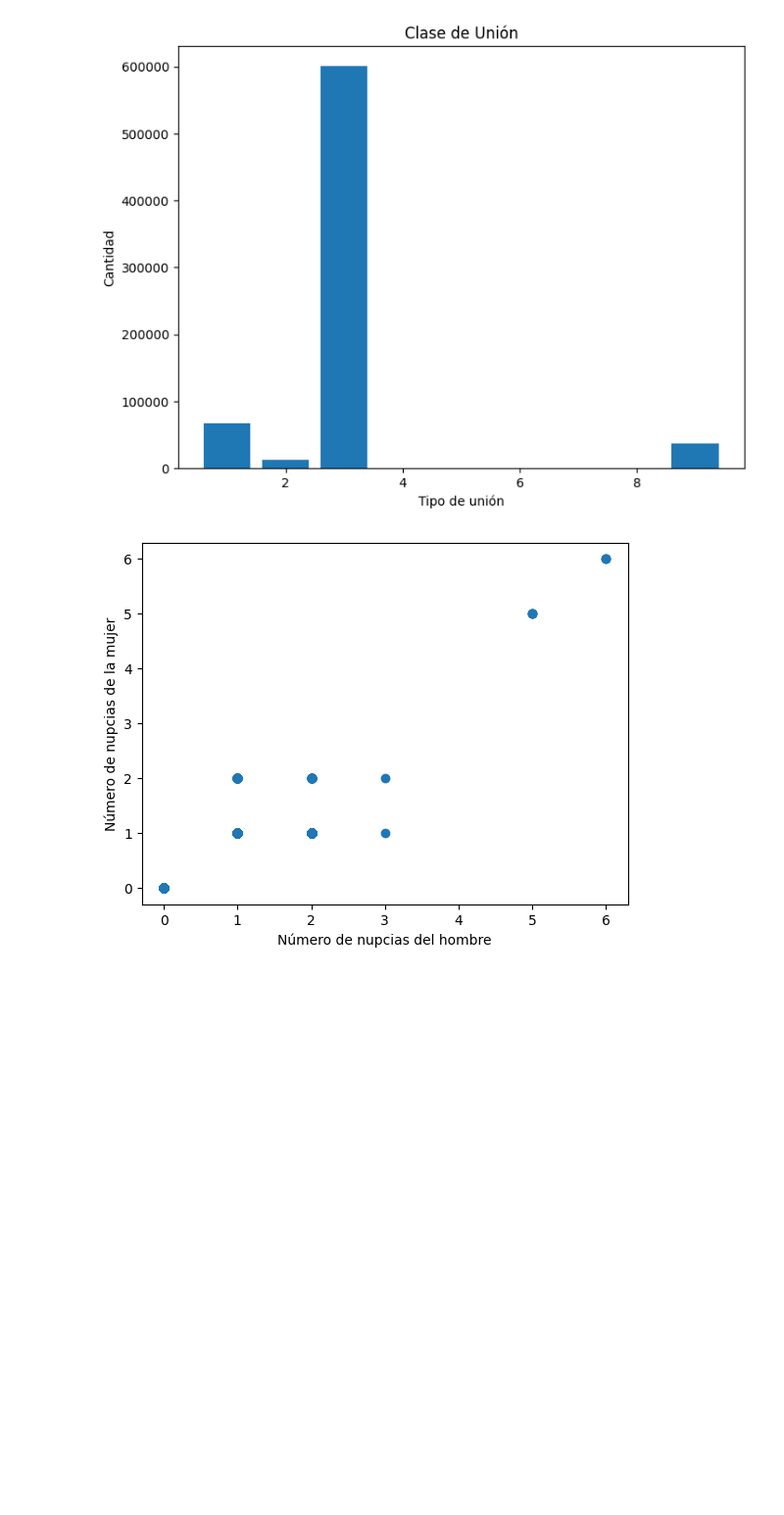
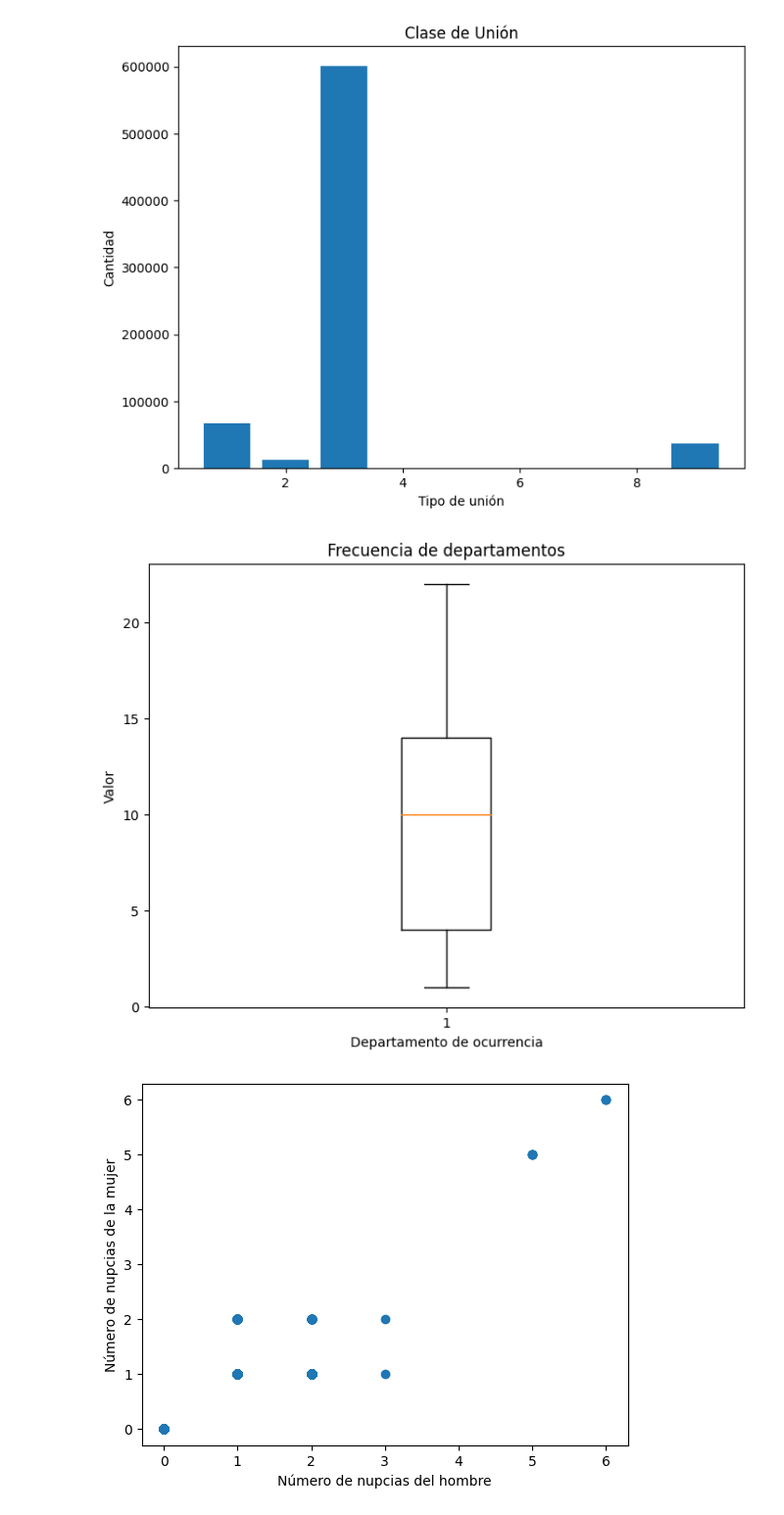
Before and after one commit to rsmith1220/MineriaDeDatos, a Jupyter notebook: exploracion.ipynb, the cells around one changed output. Shown at 98% size. Drawn from its saved outputs; the diff is of its cells as text; code cells hidden in the pictures; blank space fills up the shorter version.

```diff
--- a/exploracion.ipynb
+++ b/exploracion.ipynb
@@ -229,6 +229,21 @@ plt.ylabel('Cantidad')
 plt.show()
 # %% [output]
 [figure]
+# %%
+import pandas as pd
+import matplotlib.pyplot as plt
+
+df = pd.read_csv('archivo_limpio.csv')
+
+
+plt.figure(figsize=(8,6))
+plt.boxplot(df['DEPOCU'])
+plt.title('Frecuencia de departamentos')
+plt.xlabel('Departamento de ocurrencia')
+plt.ylabel('Valor')
+plt.show()
+# %% [output]
+[figure, added]
 # %%
 import pandas as pd
 import matplotlib.pyplot as plt
```
Also changed, not shown: parts of 2 cells of this notebook.
